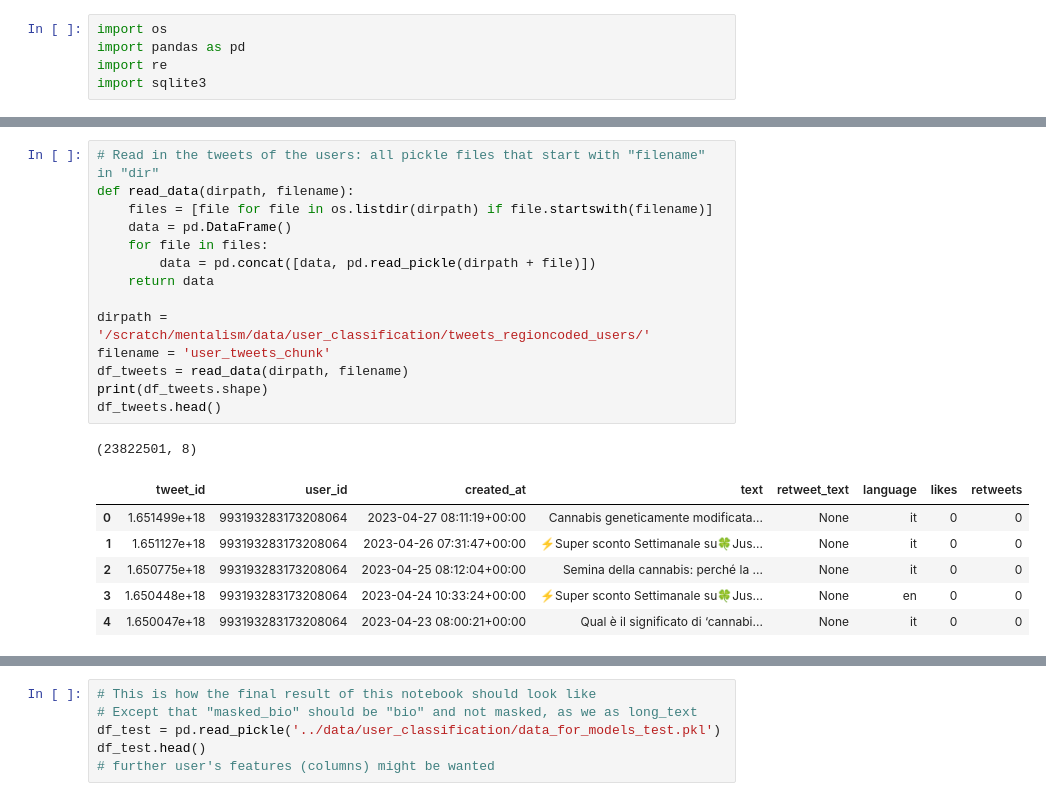
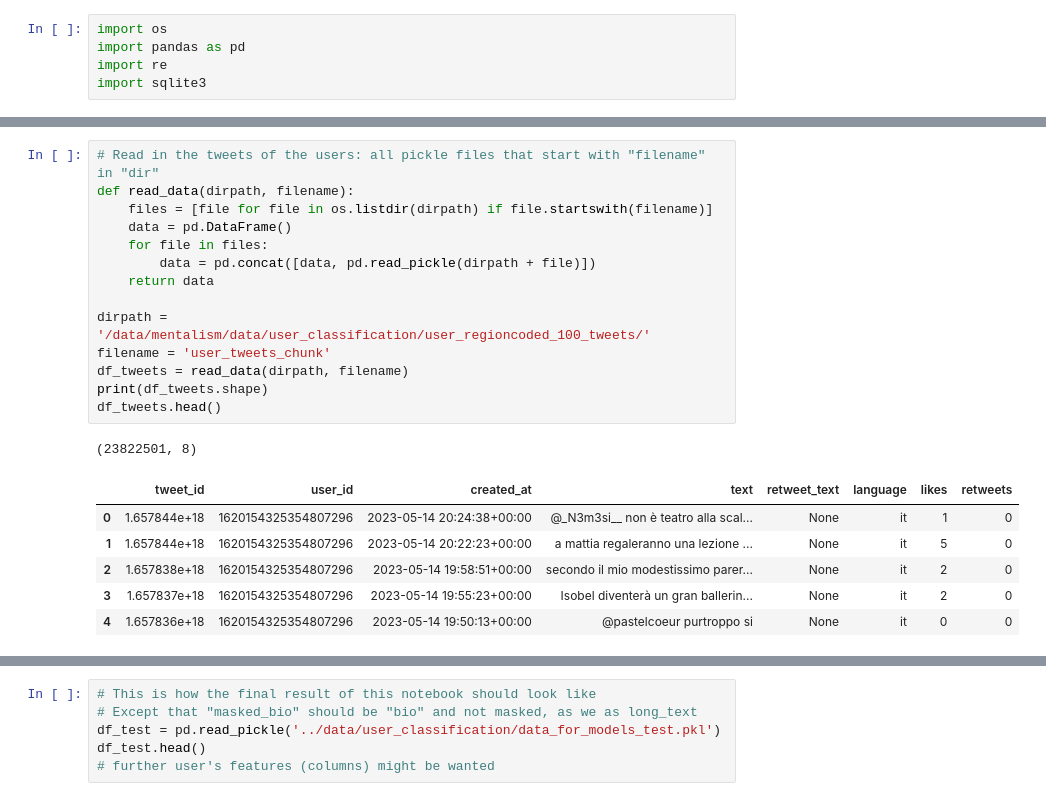
Before and after one commit to lorelupo/twitter_user_classification, a Jupyter notebook: notebooks/format_data_for_models.ipynb, the cells around one changed output, grey strips where cells are left out. Drawn from its saved outputs; the diff is of its cells as text.

```diff
--- a/notebooks/format_data_for_models.ipynb
+++ b/notebooks/format_data_for_models.ipynb
@@ -86,24 +86,24 @@ df_users.head()
 # %%
 # Read in the tweets of the users: all pickle files that start with "filename" in "dir"
 def read_data(dirpath, filename):
     files = [file for file in os.listdir(dirpath) if file.startswith(filename)]
     data = pd.DataFrame()
     for file in files:
         data = pd.concat([data, pd.read_pickle(dirpath + file)])
     return data
 
-dirpath = '/scratch/mentalism/data/user_classification/tweets_regioncoded_users/'
+dirpath = '/data/mentalism/data/user_classification/user_regioncoded_100_tweets/'
 filename = 'user_tweets_chunk'
 df_tweets = read_data(dirpath, filename)
 print(df_tweets.shape)
 df_tweets.head()
 # %% [output]
 (23822501, 8)
 |  | tweet_id | user_id | created_at | text | retweet_text | language | likes | retweets |
-| 0 | 1.651499e+18 | 993193283173208064 | 2023-04-27 08:11:19+00:00 | Cannabis geneticamente modificata... | None | it | 0 | 0 |
-| 1 | 1.651127e+18 | 993193283173208064 | 2023-04-26 07:31:47+00:00 | ⚡️Super sconto Settimanale su🍀Jus... | None | it | 0 | 0 |
-| 2 | 1.650775e+18 | 993193283173208064 | 2023-04-25 08:12:04+00:00 | Semina della cannabis: perché la ... | None | it | 0 | 0 |
-| 3 | 1.650448e+18 | 993193283173208064 | 2023-04-24 10:33:24+00:00 | ⚡️Super sconto Settimanale su🍀Jus... | None | en | 0 | 0 |
-| 4 | 1.650047e+18 | 993193283173208064 | 2023-04-23 08:00:21+00:00 | Qual è il significato di ‘cannabi... | None | it | 0 | 0 |
+| 0 | 1.657844e+18 | 1620154325354807296 | 2023-05-14 20:24:38+00:00 | @_N3m3si__ non è teatro alla scal... | None | it | 1 | 0 |
+| 1 | 1.657844e+18 | 1620154325354807296 | 2023-05-14 20:22:23+00:00 | a mattia regaleranno una lezione ... | None | it | 5 | 0 |
+| 2 | 1.657838e+18 | 1620154325354807296 | 2023-05-14 19:58:51+00:00 | secondo il mio modestissimo parer... | None | it | 2 | 0 |
+| 3 | 1.657837e+18 | 1620154325354807296 | 2023-05-14 19:55:23+00:00 | Isobel diventerà un gran ballerin... | None | it | 2 | 0 |
+| 4 | 1.657836e+18 | 1620154325354807296 | 2023-05-14 19:50:13+00:00 | @pastelcoeur purtroppo si | None | it | 0 | 0 |
 # %%
 assert len(df_tweets.user_id.unique()) == len(df_users.user_id.unique()), f'We have tweets for {len(df_tweets.user_id.unique())}/{len(df_users.user_id.unique())} users only.'
```
Also changed, not shown: parts of 9 cells of this notebook, 7 other files.
